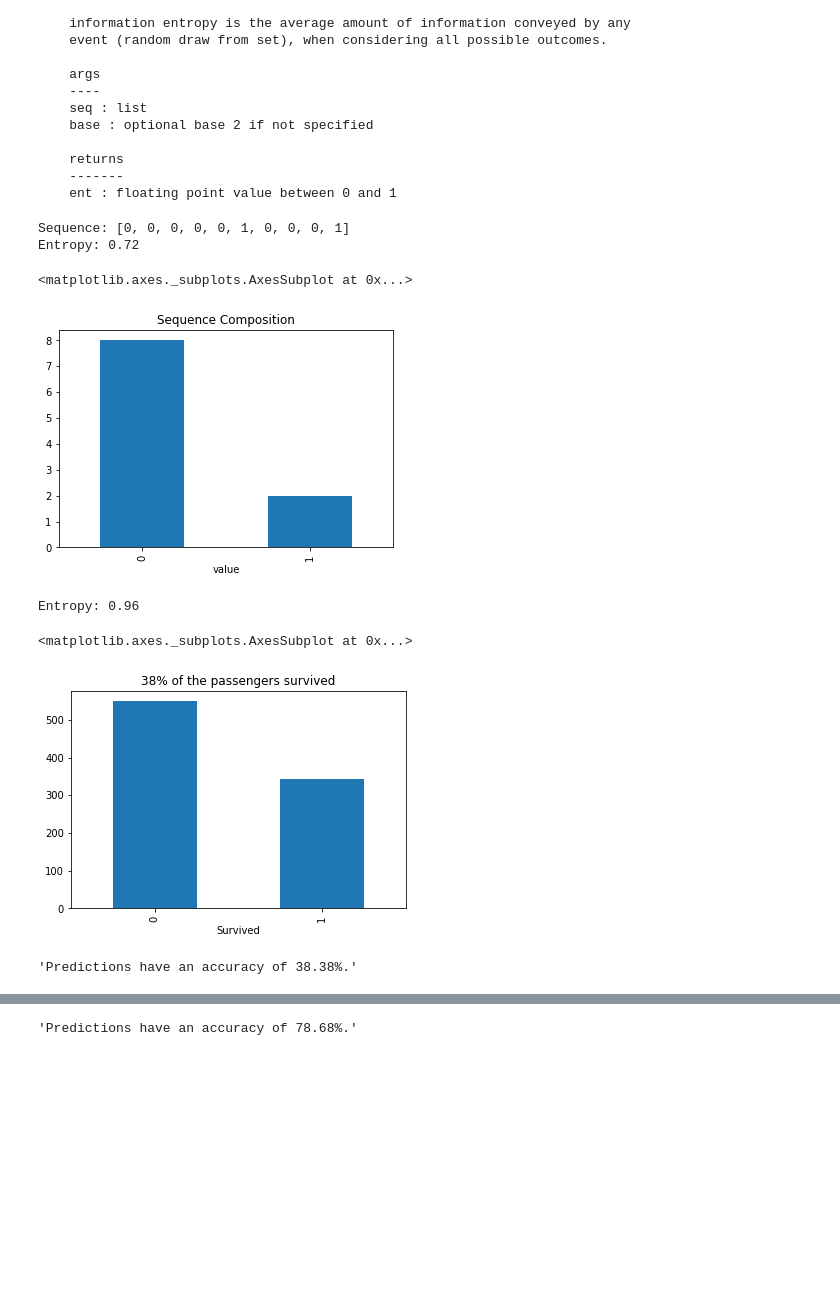
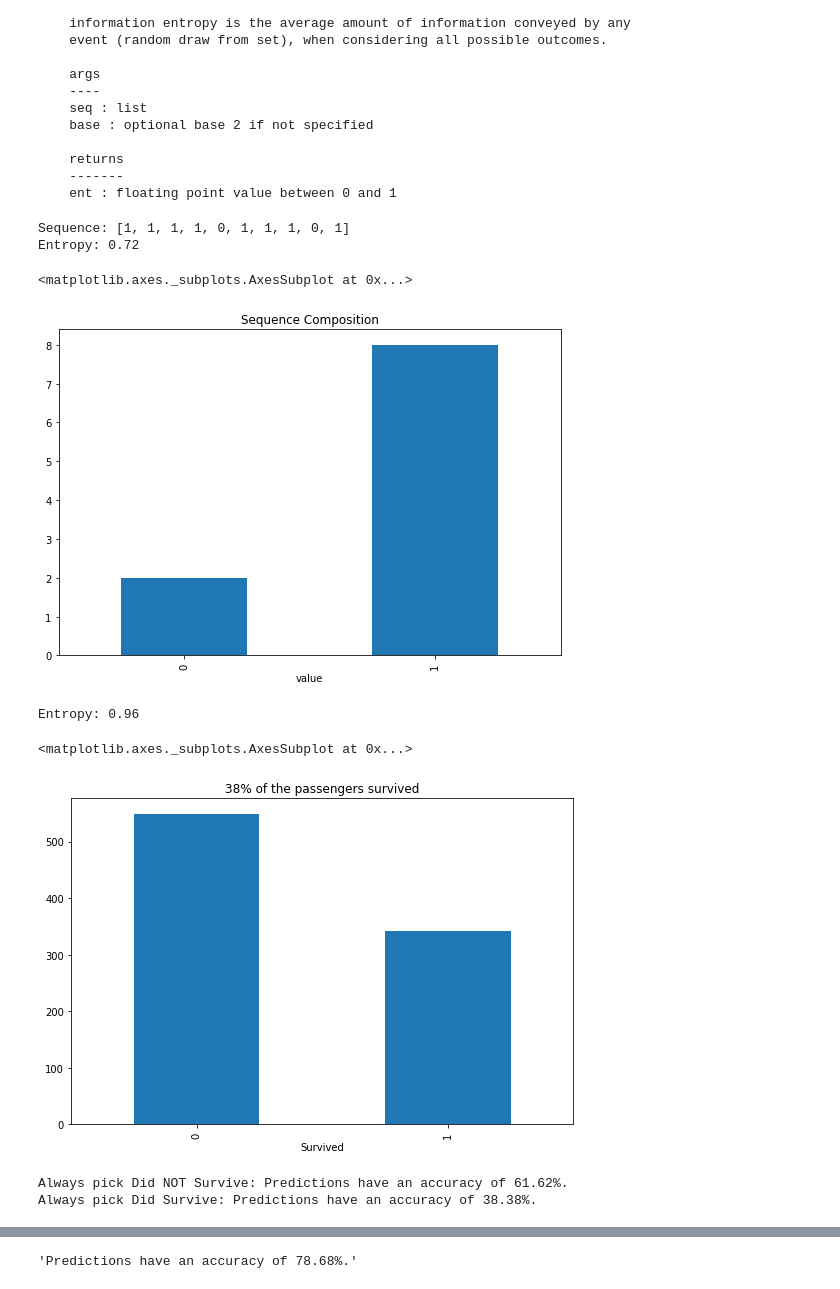
Before and after one commit to lpalum/machine-learning, a Jupyter notebook: titanic_survival_exploration/titanic_survival_exploration.ipynb, the cells around one changed output, grey strips where cells are left out. Drawn from its saved outputs; the diff is of its cells as text; code cells hidden in the pictures; blank space fills up the shorter version.

Commit message:
refined the entropy info

```diff
--- a/titanic_survival_exploration/titanic_survival_exploration.ipynb
+++ b/titanic_survival_exploration/titanic_survival_exploration.ipynb
@@ -319,23 +301,34 @@ entropy(seq, base=None)
     ent : floating point value between 0 and 1
 # %%
 from random import randint
+
+# create a sequenc of ten coin flips 0 - heads 1 - tails
 test_seq = [randint(0,1) for _ in range(10)]
+
+# Print the sequence and its entropy
 print("Sequence: {}\nEntropy: {:2.2f}".format(test_seq,entropy.entropy(test_seq)))
-pd.DataFrame(test_seq, columns=['value']).groupby(by='value').size().plot.bar(title="Sequence Composition")
+
+# Plot the distribution of the sequence
+pd.DataFrame(test_seq, columns=['value']).groupby(by='value').size().plot.bar(title="Sequence Composition", figsize=(9,6))
 # %% [output]
-Sequence: [0, 0, 0, 0, 0, 1, 0, 0, 0, 1]
+Sequence: [1, 1, 1, 1, 0, 1, 1, 1, 0, 1]
 Entropy: 0.72
 <matplotlib.axes._subplots.AxesSubplot at 0x...>
-[figure, old version]
+[figure, new version]
 # %%
+# Print the entropy of the survival variable in the Titanic data set and plot its distriution
 print("Entropy: {:2.2f}".format(entropy.entropy(full_data['Survived'])))
-full_data.groupby(by='Survived')['Survived'].size().plot.bar(title="{:2.0f}% of the passengers survived".format(full_data['Survived'].mean()*100.0))
+
+full_data.groupby(by='Survived')['Survived'].size().plot.bar(figsize=(9,6), title="{:2.0f}% of the passengers survived".format(full_data['Survived'].mean()*100.0))
 # %% [output]
 Entropy: 0.96
 <matplotlib.axes._subplots.AxesSubplot at 0x...>
-[figure, old version]
+[figure, new version]
-# %%
-accuracy_score(np.ones(len(outcomes)),outcomes)
-# %% [output]
-'Predictions have an accuracy of 38.38%.'
+# %%
+# If we select 0 or 1 the prediction accuracy changes because the entropy is not 1.0!
+print("Always pick Did NOT Survive: {}".format(accuracy_score(np.zeros(len(outcomes)),outcomes)))
+print("Always pick Did Survive: {}".format(accuracy_score(np.ones(len(outcomes)),outcomes)))
+# %% [output]
+Always pick Did NOT Survive: Predictions have an accuracy of 61.62%.
+Always pick Did Survive: Predictions have an accuracy of 38.38%.
 # %%
```
Also changed, not shown: parts of 12 cells of this notebook.
